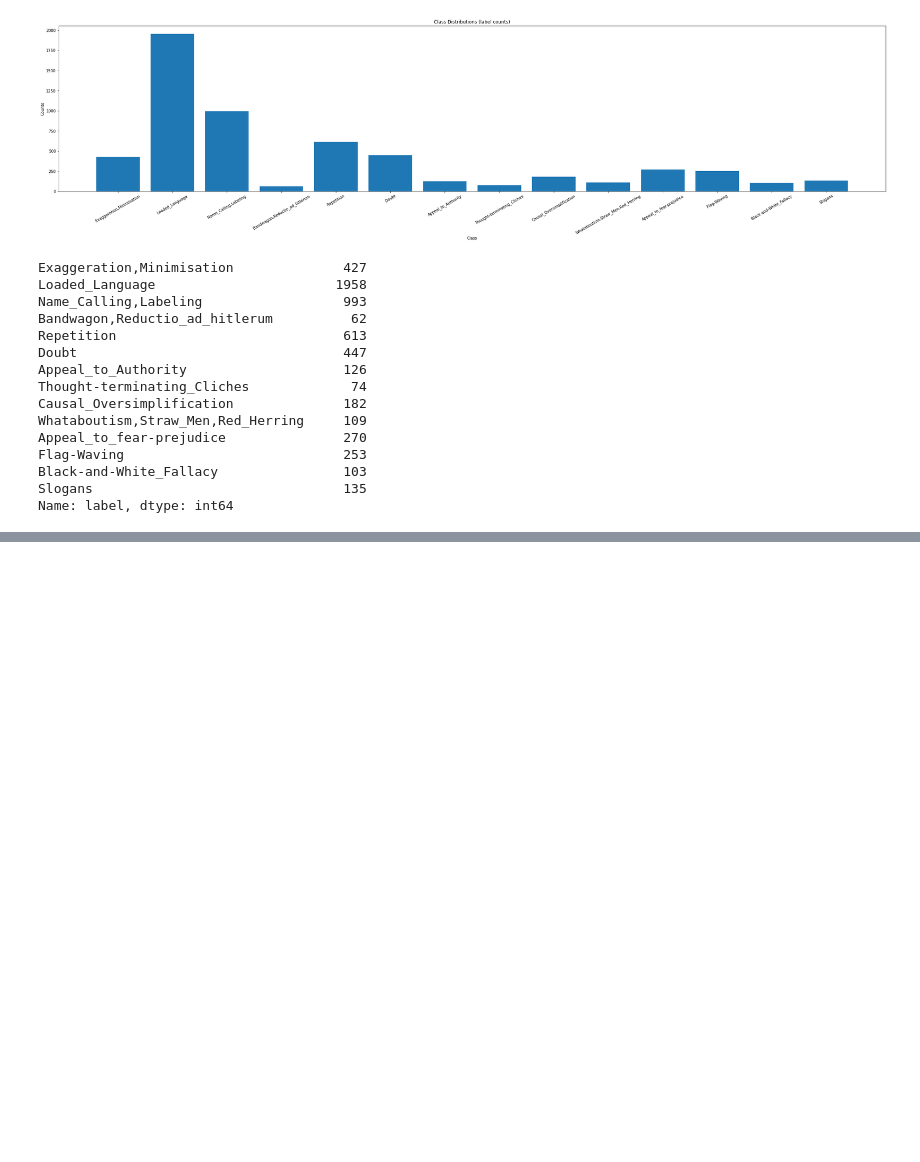
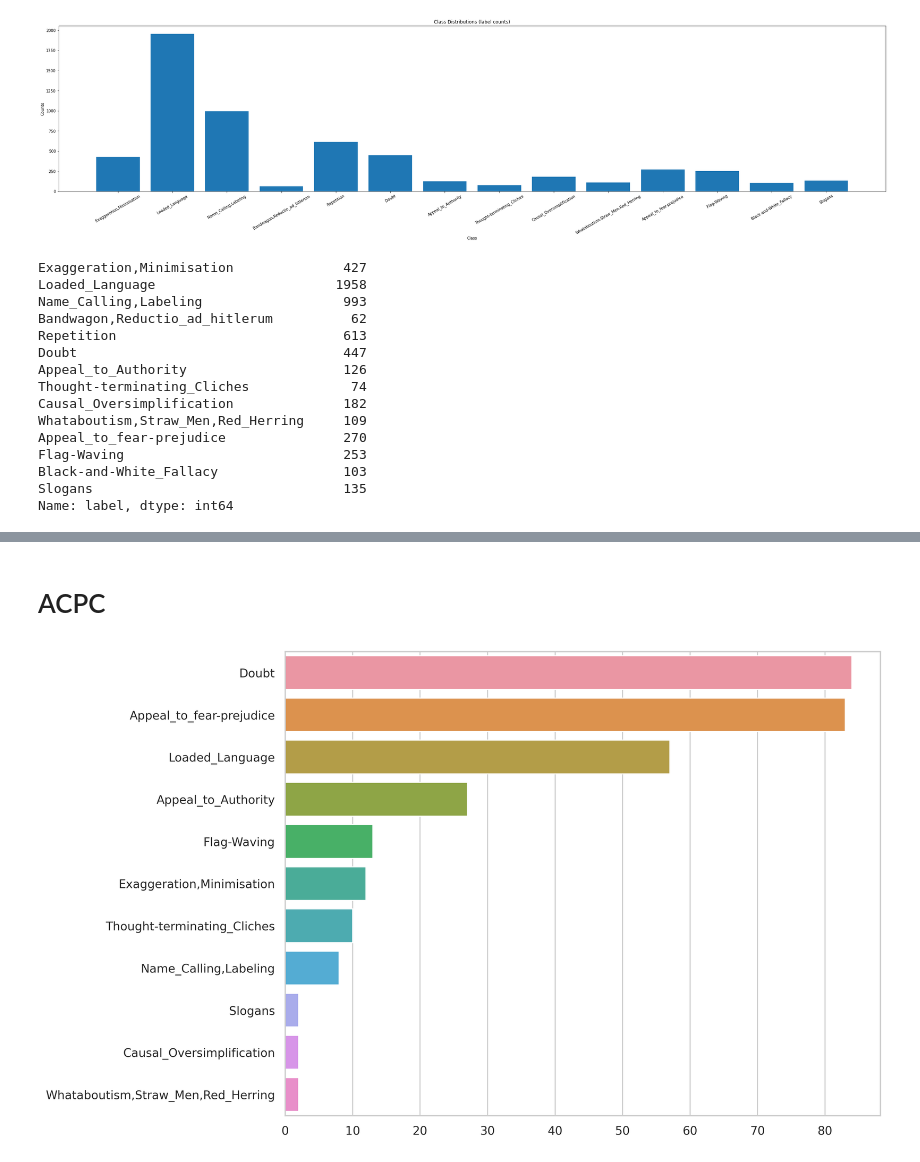
Before and after one commit to iR00i/JUST-Arabic-Propaganda, a Jupyter notebook: src/Data_Exploration.ipynb, the cells around one changed output, grey strips where cells are left out. Saved outputs shown, nothing was run; the diff lists cells and outputs as text; code cells hidden in the pictures; blank space fills up the shorter version.

Commit message:
deleted some stuff, added some stuff, you know, just business as usual.

```diff
--- a/src/Data_Exploration.ipynb
+++ b/src/Data_Exploration.ipynb
@@ -75,0 +181,18 @@ Name: label, dtype: int64
+# %%
+path = r'/content/JUST-Arabic-Propaganda/data/Translated Data/'
+arabic_train = pd.read_csv(path+'train.csv')
+arabic_dev = pd.read_csv(path+'train.csv')
+arabic_test = pd.read_csv(path+'train.csv')
+# %%
+# Get the max_len/ avg_len of the tokenized corpus.
+import transformers
+TOKENIZER = transformers.BertTokenizer.from_pretrained("aubmindlab/bert-base-arabertv02")
+texts = arabic_train.Arabic.values
+x = TOKENIZER.batch_encode_plus(texts)['input_ids']
+max_len = 0
+sum = 0
+for i in x:
+  sum+=len(i)
+  if len(i) > max_len:
+    max_len = len(i)
+print(f"Max length of a vector of tokens: {max_len}, average_len: {sum/len(x)}")
@@ -75,0 +283,5 @@ Name: label, dtype: int64
+# %% [markdown]
+# ACPC
+# %%
+path = r'/content/JUST-Arabic-Propaganda/data/ACPC/'
+ACPC = pd.read_excel(path+"ACPC.xlsx")
@@ -75,0 +298,21 @@ Name: label, dtype: int64
+# %%
+def BarPlotValueCounts(month_df, acpc, title = "title"):
+  month_ids = month_df.ID.values
+  acpc_ids = acpc.ID.values
+  intersection = [i for i in month_ids if i in acpc_ids]
+  month_labels = pd.DataFrame(columns = ["label"])
+  label_list = []
+  for i in intersection:
+    label_list.append(acpc.loc[acpc["ID"] == i]["label"].values[0])
+
+  month_labels["label"] = label_list
+  value_counts = month_labels.label.value_counts()
+  sns.set_theme(style="whitegrid")
+  fig, ax = plt.subplots(figsize = (10,8))
+  ax.figure.dpi = 300
+  ax = sns.barplot(ax=ax, x=value_counts.values, y=value_counts.index, data=month_labels, errwidth=0)
+  ax.set_title(title)
+# %%
+BarPlotValueCounts(ACPC, ACPC, title = "") # to get label frequencies in the entire dataset.
+# %% [output]
+[figure, added]
```
Also changed, not shown: parts of 26 cells of this notebook, 6 other files.
